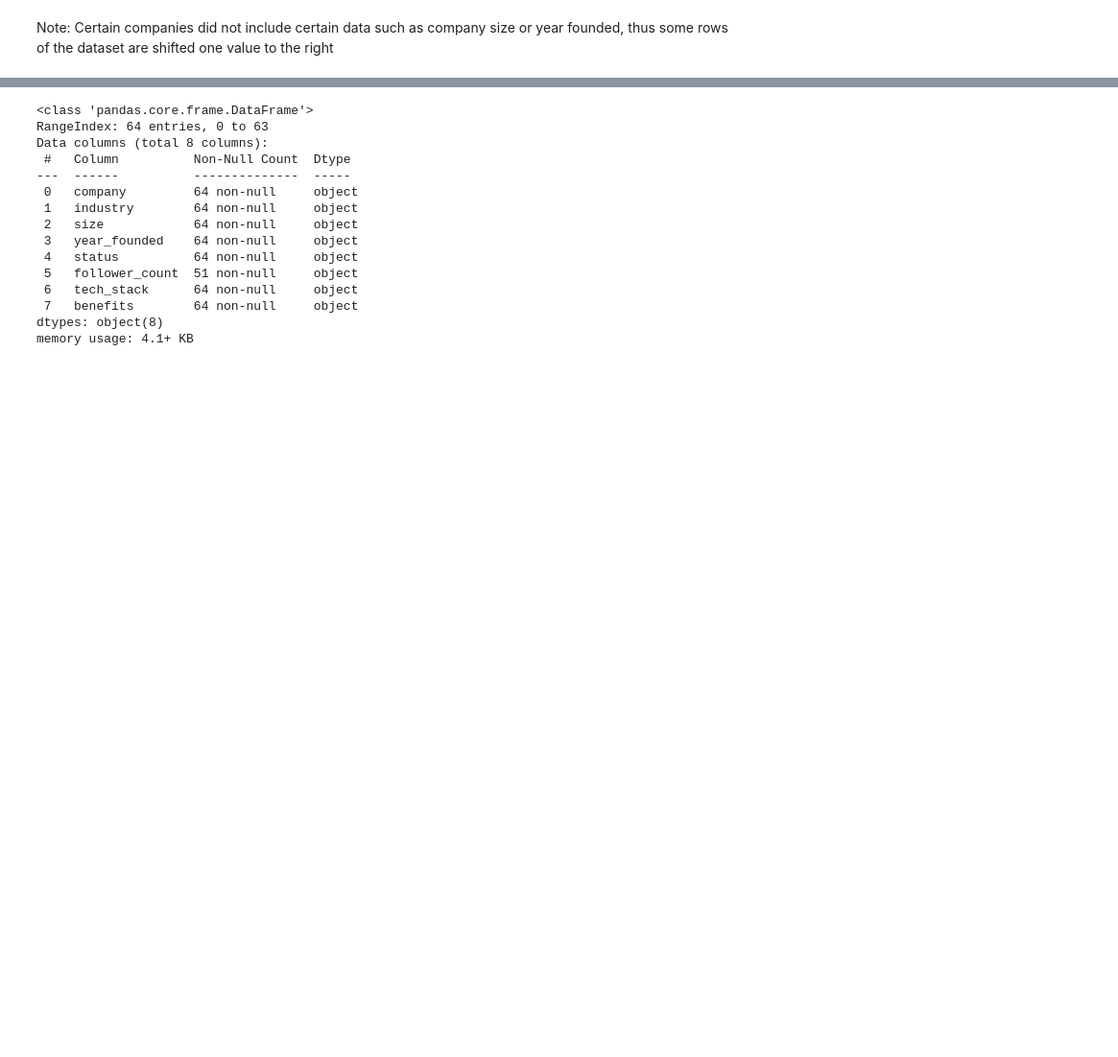
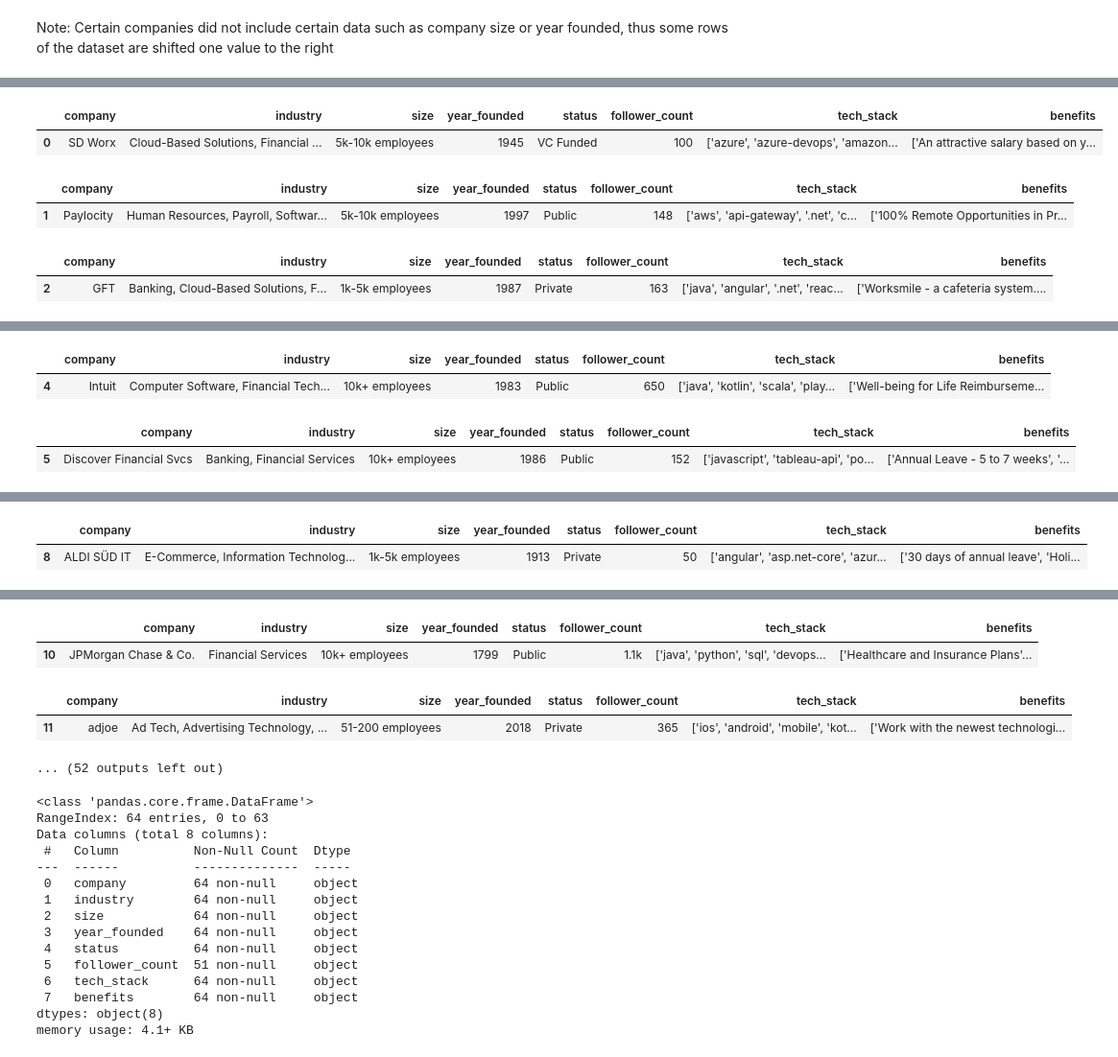
Before and after one commit to Willnguyen02/Stack-Overflow-Companies-Web-Scraper, a Jupyter notebook: main.ipynb, the cells around one changed output, grey strips where cells are left out. Shown at 96% size. Drawn from its saved outputs; the diff is of its cells as text; code cells hidden in the pictures; blank space fills up the shorter version.

```diff
--- a/main.ipynb
+++ b/main.ipynb
@@ -316,0 +237,13 @@ Name: size, Length: 64, dtype: object
+# %%
+industry_list = df["industry"].values
+
+for item in industry_list:
+    index = df[df["industry"] == item].index
+    display(df.iloc[index])
+# %% [output]
+|  | company | industry | size | year_founded | status | follower_count | tech_stack | benefits |
+| 0 | SD Worx | Cloud-Based Solutions, Financial ... | 5k-10k employees | 1945 | VC Funded | 100 | ['azure', 'azure-devops', 'amazon... | ['An attractive salary based on y... |
+|  | company | industry | size | year_founded | status | follower_count | tech_stack | benefits |
+| 1 | Paylocity | Human Resources, Payroll, Softwar... | 5k-10k employees | 1997 | Public | 148 | ['aws', 'api-gateway', '.net', 'c... | ['100% Remote Opportunities in Pr... |
+|  | company | industry | size | year_founded | status | follower_count | tech_stack | benefits |
+| 2 | GFT | Banking, Cloud-Based Solutions, F... | 1k-5k employees | 1987 | Private | 163 | ['java', 'angular', '.net', 'reac... | ['Worksmile - a cafeteria system.... |
@@ -316,0 +252,4 @@ Name: size, Length: 64, dtype: object
+|  | company | industry | size | year_founded | status | follower_count | tech_stack | benefits |
+| 4 | Intuit | Computer Software, Financial Tech... | 10k+ employees | 1983 | Public | 650 | ['java', 'kotlin', 'scala', 'play... | ['Well-being for Life Reimburseme... |
+|  | company | industry | size | year_founded | status | follower_count | tech_stack | benefits |
+| 5 | Discover Financial Svcs | Banking, Financial Services | 10k+ employees | 1986 | Public | 152 | ['javascript', 'tableau-api', 'po... | ['Annual Leave - 5 to 7 weeks', '... |
@@ -316,0 +260,2 @@ Name: size, Length: 64, dtype: object
+|  | company | industry | size | year_founded | status | follower_count | tech_stack | benefits |
+| 8 | ALDI SÜD IT | E-Commerce, Information Technolog... | 1k-5k employees | 1913 | Private | 50 | ['angular', 'asp.net-core', 'azur... | ['30 days of annual leave', 'Holi... |
@@ -317,3 +264,8 @@ Name: size, Length: 64, dtype: object
+|  | company | industry | size | year_founded | status | follower_count | tech_stack | benefits |
+| 10 | JPMorgan Chase & Co. | Financial Services | 10k+ employees | 1799 | Public | 1.1k | ['java', 'python', 'sql', 'devops... | ['Healthcare and Insurance Plans'... |
+|  | company | industry | size | year_founded | status | follower_count | tech_stack | benefits |
+| 11 | adjoe | Ad Tech, Advertising Technology, ... | 51-200 employees | 2018 | Private | 365 | ['ios', 'android', 'mobile', 'kot... | ['Work with the newest technologi... |
+... (52 outputs left out)
 # %%
 # Checked the current data type for each column
 df.info()
```
Also changed, not shown: parts of 10 cells of this notebook, 1 other file.
